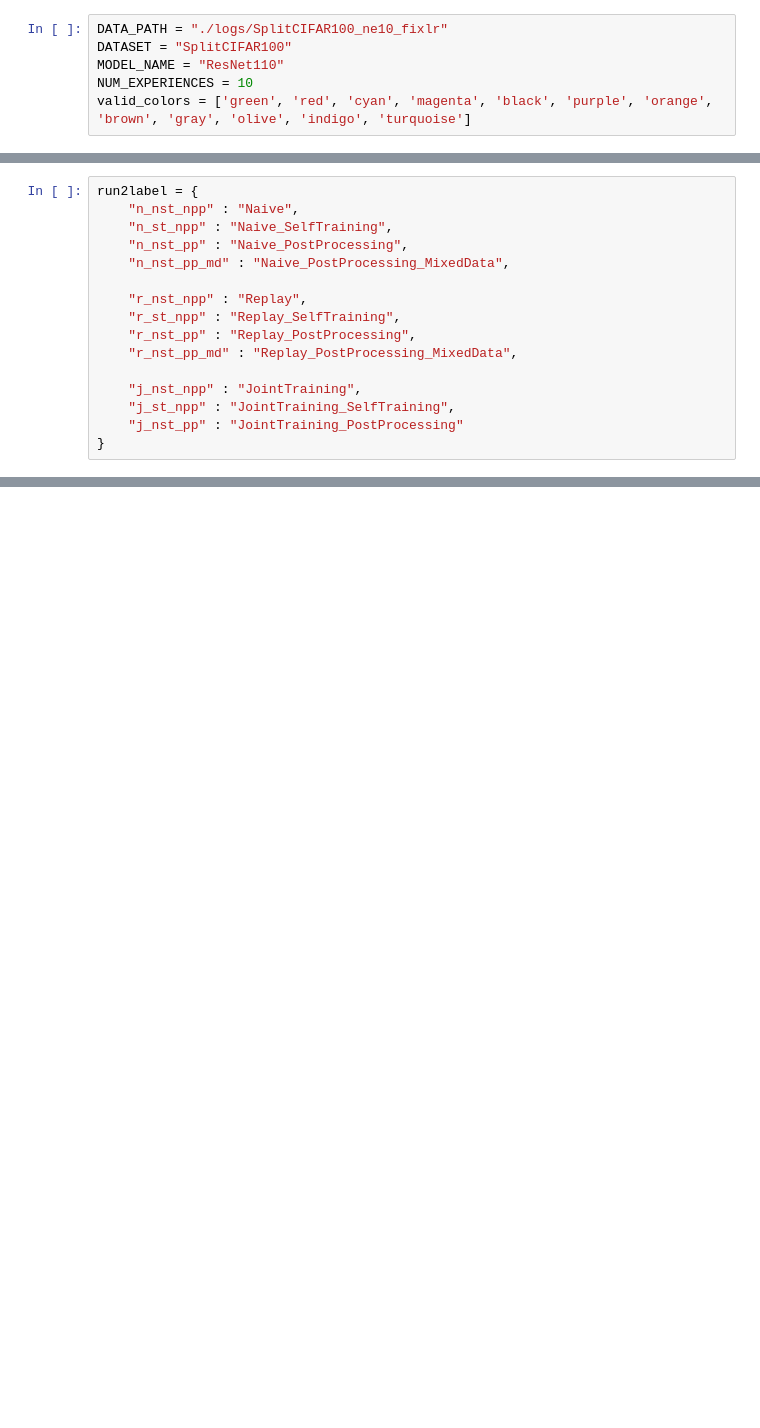
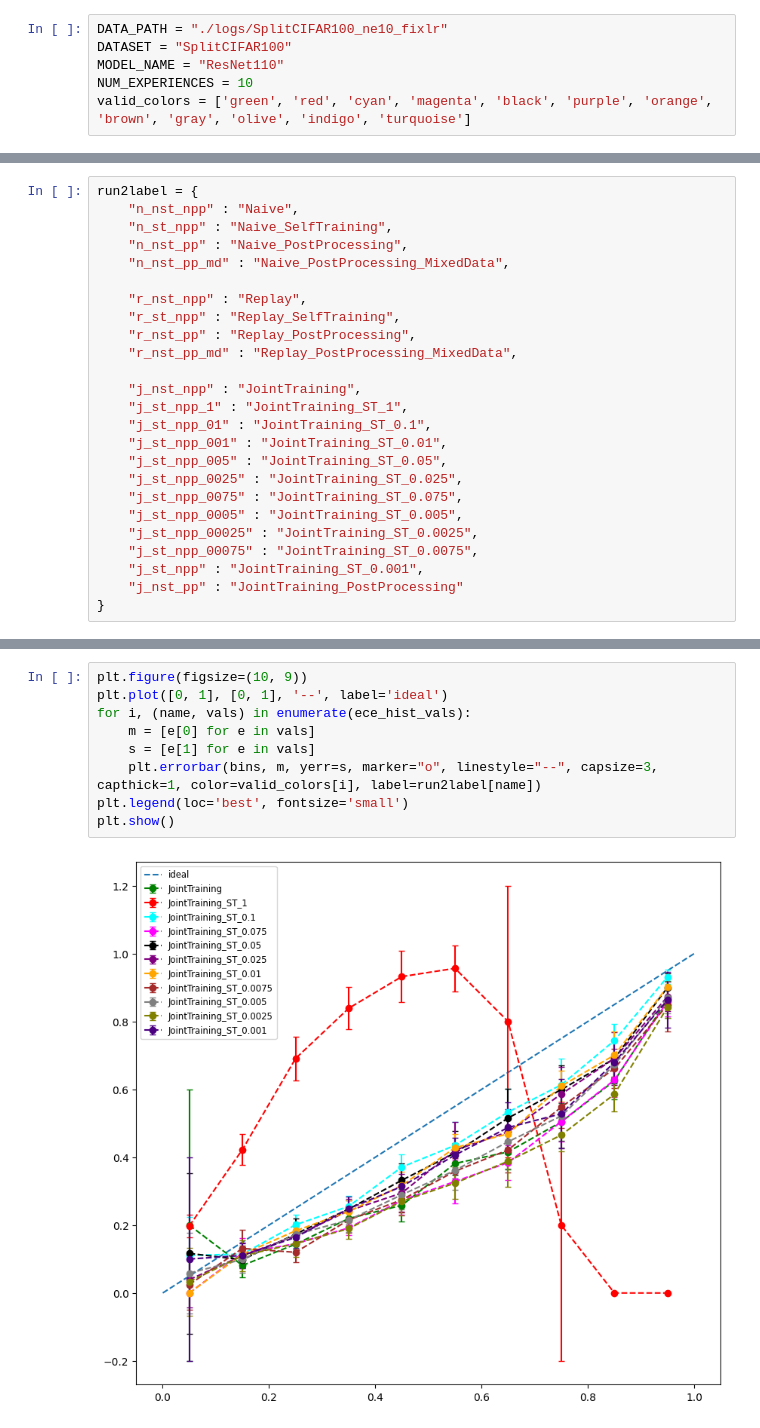
Before and after one commit to lilanpei/Continual-Calibration, a Jupyter notebook: SplitCIFAR100_metrics_plots.ipynb, the cells around one changed output, grey strips where cells are left out. Cells and saved outputs as stored; diff of their text form; blank space fills up the shorter version.

```diff
--- a/SplitCIFAR100_metrics_plots.ipynb
+++ b/SplitCIFAR100_metrics_plots.ipynb
@@ -39,7 +48,16 @@ run2label = {
     "r_nst_pp_md" : "Replay_PostProcessing_MixedData",
 
     "j_nst_npp" : "JointTraining",
-    "j_st_npp" : "JointTraining_SelfTraining",
+    "j_st_npp_1" : "JointTraining_ST_1",
+    "j_st_npp_01" : "JointTraining_ST_0.1",
+    "j_st_npp_001" : "JointTraining_ST_0.01",
+    "j_st_npp_005" : "JointTraining_ST_0.05",
+    "j_st_npp_0025" : "JointTraining_ST_0.025",
+    "j_st_npp_0075" : "JointTraining_ST_0.075",
+    "j_st_npp_0005" : "JointTraining_ST_0.005",
+    "j_st_npp_00025" : "JointTraining_ST_0.0025",
+    "j_st_npp_00075" : "JointTraining_ST_0.0075",
+    "j_st_npp" : "JointTraining_ST_0.001",
     "j_nst_pp" : "JointTraining_PostProcessing"
 }
 # %%
@@ -193,0 +261,11 @@ plt.show()
+# %%
+plt.figure(figsize=(10, 9))
+plt.plot([0, 1], [0, 1], '--', label='ideal')
+for i, (name, vals) in enumerate(ece_hist_vals):
+    m = [e[0] for e in vals]
+    s = [e[1] for e in vals]
+    plt.errorbar(bins, m, yerr=s, marker="o", linestyle="--", capsize=3, capthick=1, color=valid_colors[i], label=run2label[name])
+plt.legend(loc='best', fontsize='small')
+plt.show()
+# %% [output]
+[figure, added]
```
Also changed, not shown: parts of 7 cells of this notebook, 2 other files.
